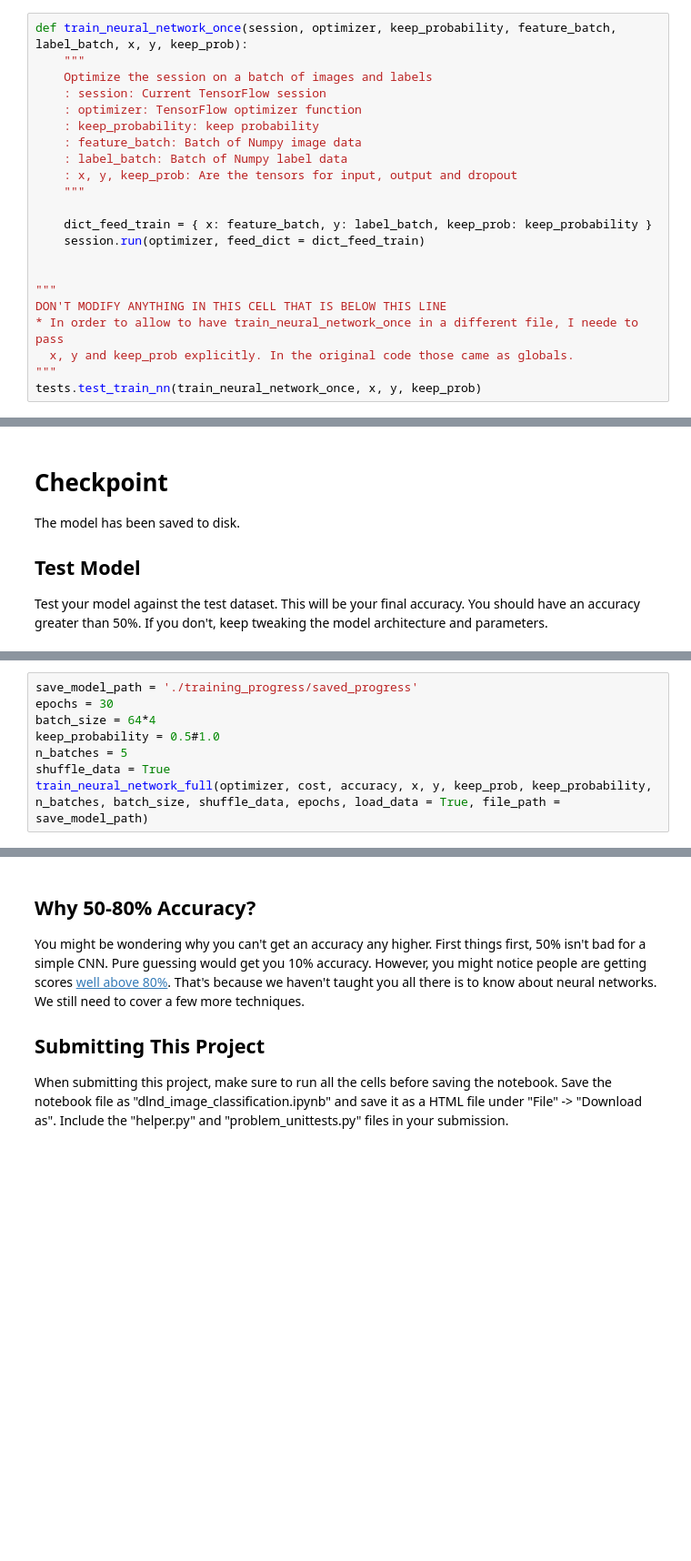
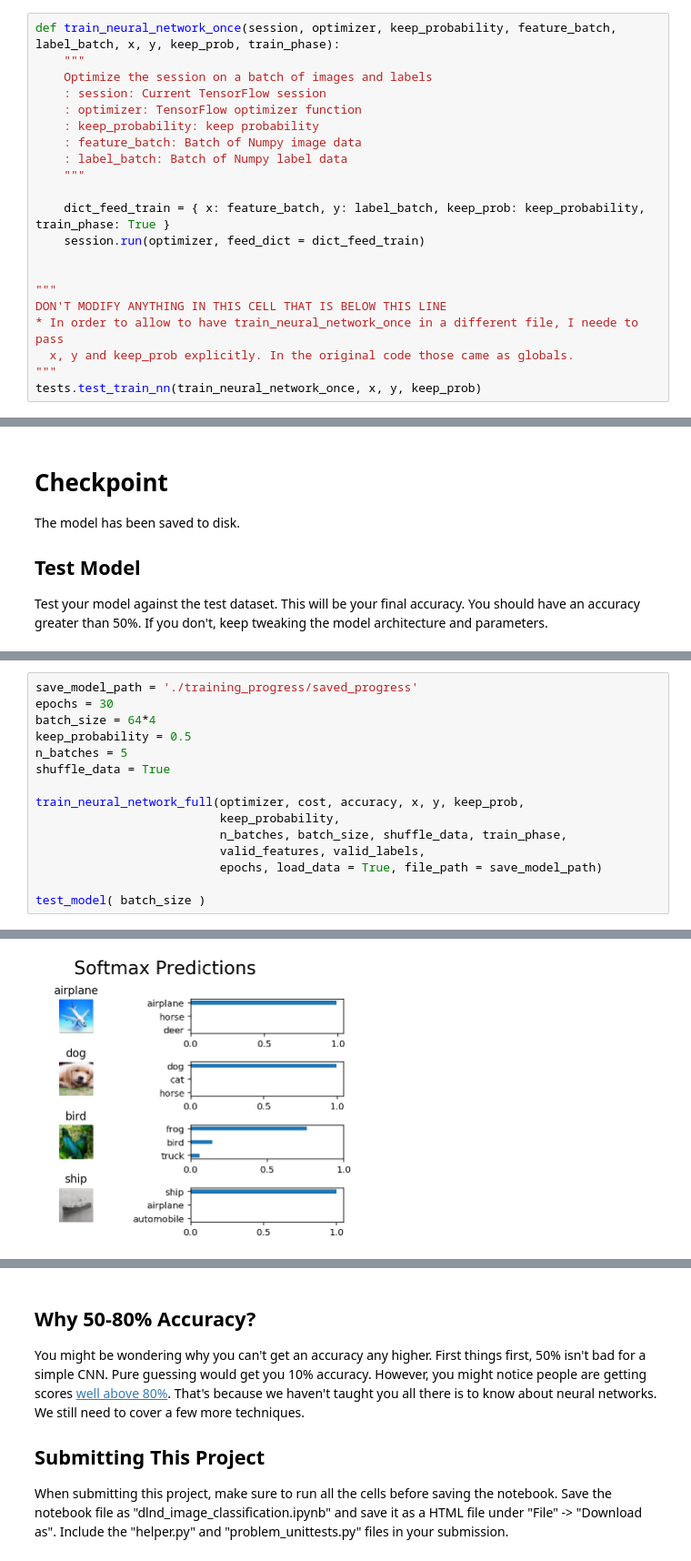
Before and after one commit to rpicatoste/dlndf-project2-image-classification, a Jupyter notebook: dlnd_image_classification.ipynb, the cells around one changed output, grey strips where cells are left out. Shown: that part at 91% size. Saved outputs shown, nothing was run; the diff lists cells and outputs as text; blank space fills up the shorter version.

```diff
--- a/dlnd_image_classification.ipynb
+++ b/dlnd_image_classification.ipynb
@@ -483,7 +489,7 @@ This function will be called for each batch, so `tf.global_variables_initializer
 
 Note: Nothing needs to be returned. This function is only optimizing the neural network.
 # %%
-def train_neural_network_once(session, optimizer, keep_probability, feature_batch, label_batch, x, y, keep_prob):
+def train_neural_network_once(session, optimizer, keep_probability, feature_batch, label_batch, x, y, keep_prob, train_phase):
     """
     Optimize the session on a batch of images and labels
     : session: Current TensorFlow session
@@ -491,10 +497,9 @@ def train_neural_network_once(session, optimizer, keep_probability, feature_batc
     : keep_probability: keep probability
     : feature_batch: Batch of Numpy image data
     : label_batch: Batch of Numpy label data
-    : x, y, keep_prob: Are the tensors for input, output and dropout
     """
 
-    dict_feed_train = { x: feature_batch, y: label_batch, keep_prob: keep_probability }
+    dict_feed_train = { x: feature_batch, y: label_batch, keep_prob: keep_probability, train_phase: True }
     session.run(optimizer, feed_dict = dict_feed_train)
 
 
@@ -718,10 +749,17 @@ Using the stored model from the previous training.
 save_model_path = './training_progress/saved_progress'
 epochs = 30
 batch_size = 64*4
-keep_probability = 0.5#1.0
+keep_probability = 0.5
 n_batches = 5
 shuffle_data = True
-train_neural_network_full(optimizer, cost, accuracy, x, y, keep_prob, keep_probability, n_batches, batch_size, shuffle_data, epochs, load_data = True, file_path = save_model_path)
+
+train_neural_network_full(optimizer, cost, accuracy, x, y, keep_prob,
+                          keep_probability,
+                          n_batches, batch_size, shuffle_data, train_phase,
+                          valid_features, valid_labels,
+                          epochs, load_data = True, file_path = save_model_path)
+
+test_model( batch_size )
 # %% [output]
 Continue a started training...
 INFO:tensorflow:Restoring parameters from ./training_progress/saved_progress
@@ -742,0 +781 @@ Time usage: 0:07:48
+[figure, added]
```
Also changed, not shown: parts of 13 cells of this notebook, 5 other files.
